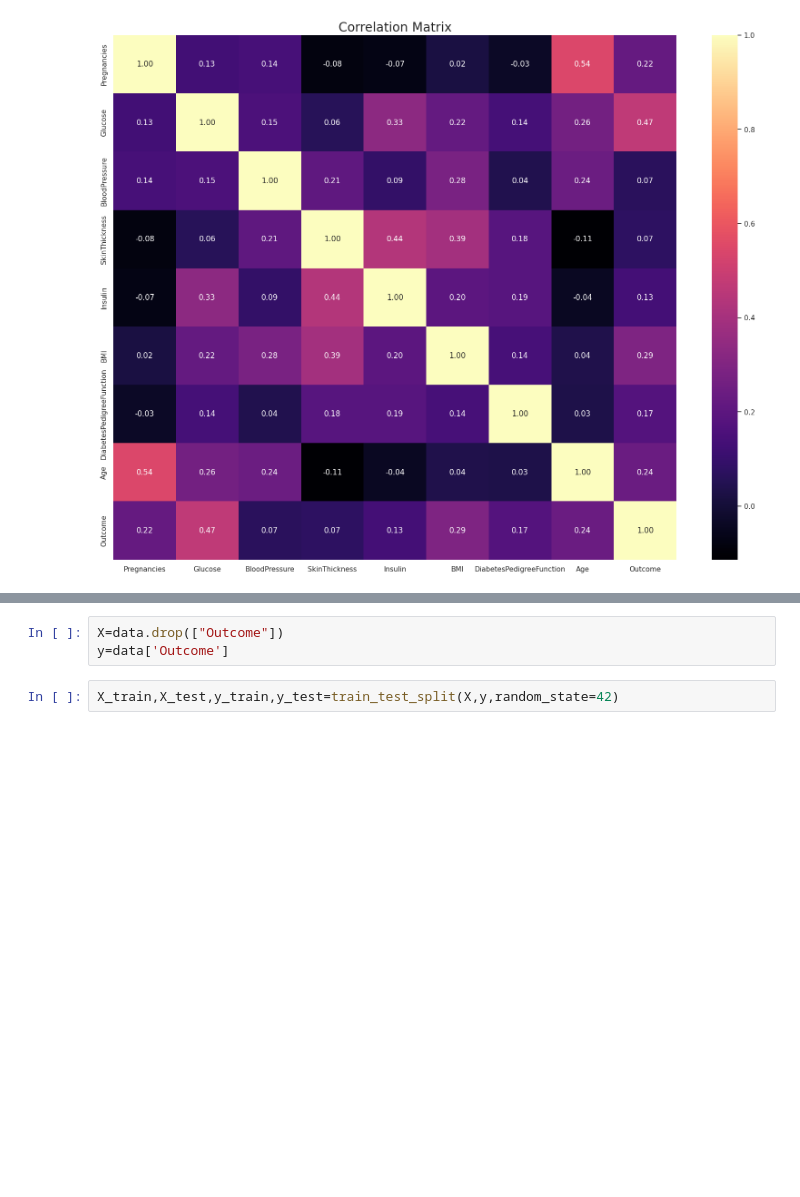
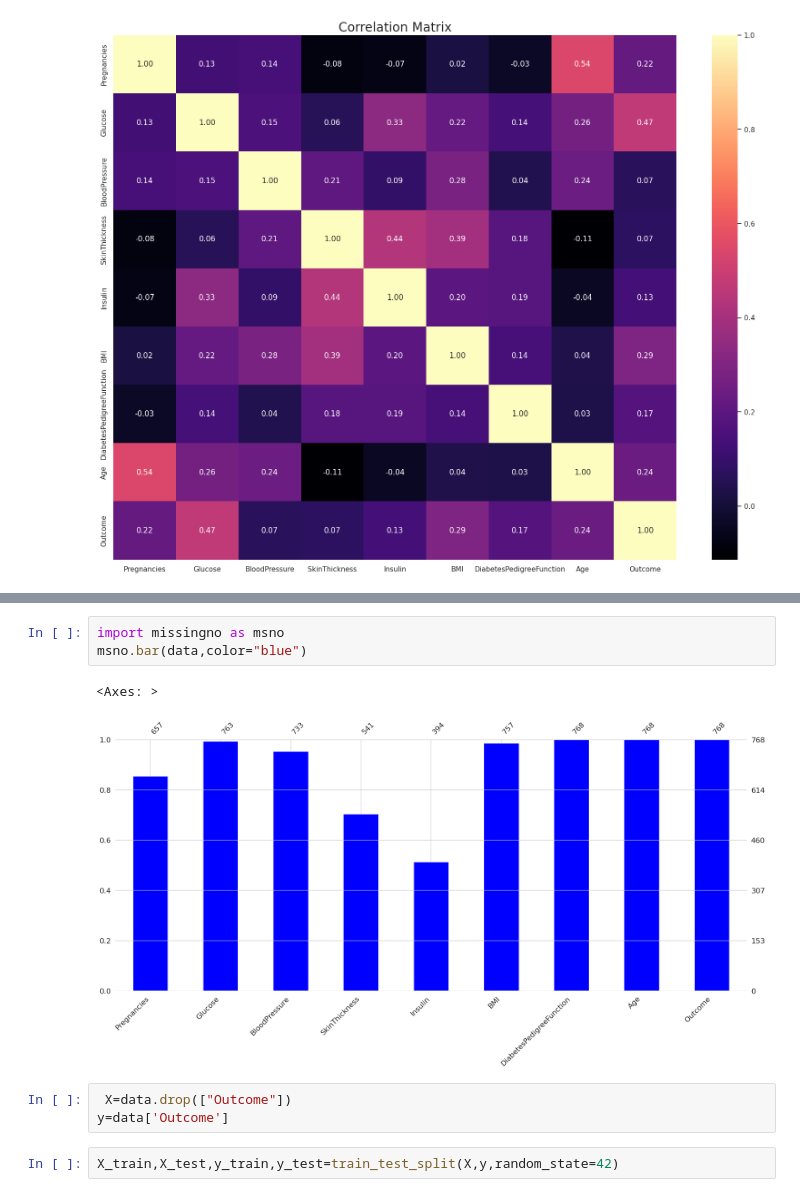
Before and after one commit to sandhrabijoy/Diabetes-Prediction, a Jupyter notebook: Diabetes_Prediction.ipynb, the cells around one changed output, grey strips where cells are left out. Saved outputs shown, nothing was run; the diff lists cells and outputs as text; blank space fills up the shorter version.

Commit message:
plot of the missing value under each attribute

```diff
--- a/Diabetes_Prediction.ipynb
+++ b/Diabetes_Prediction.ipynb
@@ -249,5 +284,11 @@ plt.show()
+# %%
+import missingno as msno
+msno.bar(data,color="blue")
+# %% [output]
+<Axes: >
+[figure, added]
 # %%
-X=data.drop(["Outcome"])
+ X=data.drop(["Outcome"])
 y=data['Outcome']
 # %%
 X_train,X_test,y_train,y_test=train_test_split(X,y,random_state=42)
```
Also changed, not shown: parts of 5 cells of this notebook.
